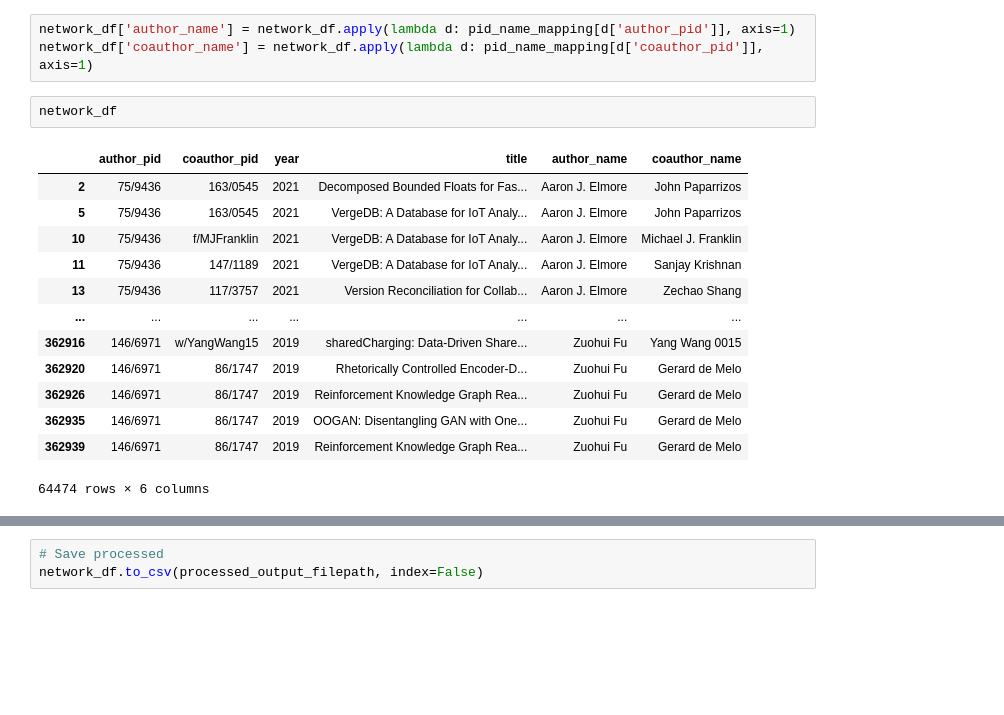
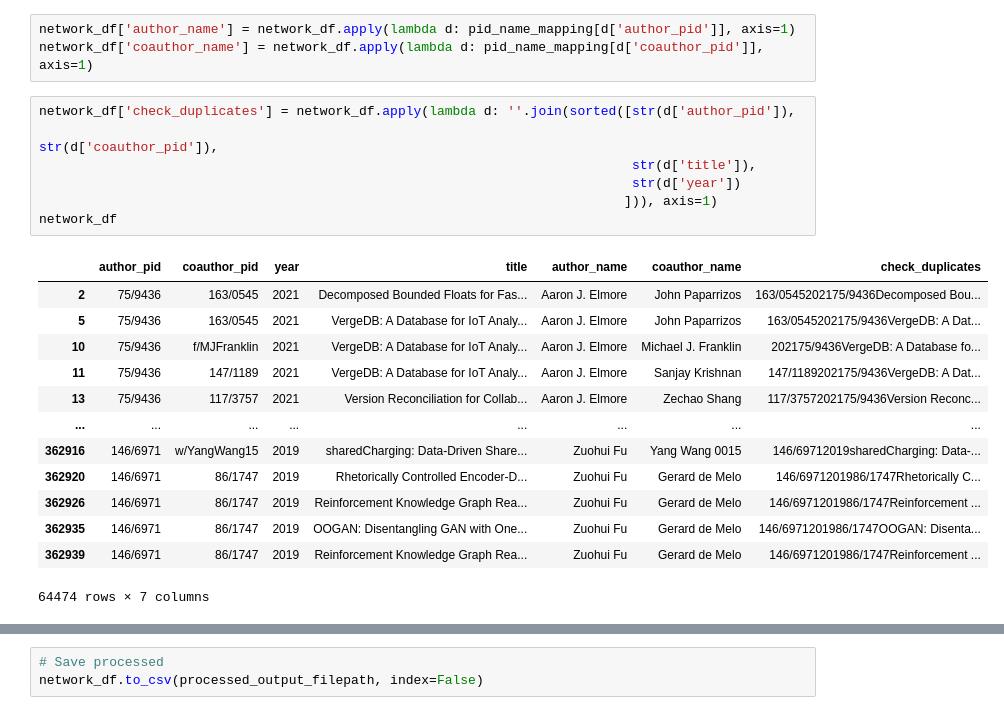
Before and after one commit to chuanbinp/CZ4071_NetworkScience_Project1, a Jupyter notebook: data_collection.ipynb, the cells around one changed output, grey strips where cells are left out. Drawn from its saved outputs; the diff is of its cells as text; blank space fills up the shorter version.

Commit message:
Update code and resultant processed data

```diff
--- a/data_collection.ipynb
+++ b/data_collection.ipynb
@@ -164,19 +187,24 @@ network_df
 # %%
 network_df['author_name'] = network_df.apply(lambda d: pid_name_mapping[d['author_pid']], axis=1)
 network_df['coauthor_name'] = network_df.apply(lambda d: pid_name_mapping[d['coauthor_pid']], axis=1)
-# %%
-network_df
-# %% [output]
-|  | author_pid | coauthor_pid | year | title | author_name | coauthor_name |
-| 2 | 75/9436 | 163/0545 | 2021 | Decomposed Bounded Floats for Fas... | Aaron J. Elmore | John Paparrizos |
-| 5 | 75/9436 | 163/0545 | 2021 | VergeDB: A Database for IoT Analy... | Aaron J. Elmore | John Paparrizos |
-| 10 | 75/9436 | f/MJFranklin | 2021 | VergeDB: A Database for IoT Analy... | Aaron J. Elmore | Michael J. Franklin |
-| 11 | 75/9436 | 147/1189 | 2021 | VergeDB: A Database for IoT Analy... | Aaron J. Elmore | Sanjay Krishnan |
-| 13 | 75/9436 | 117/3757 | 2021 | Version Reconciliation for Collab... | Aaron J. Elmore | Zechao Shang |
-| ... | ... | ... | ... | ... | ... | ... |
-| 362916 | 146/6971 | w/YangWang15 | 2019 | sharedCharging: Data-Driven Share... | Zuohui Fu | Yang Wang 0015 |
-| 362920 | 146/6971 | 86/1747 | 2019 | Rhetorically Controlled Encoder-D... | Zuohui Fu | Gerard de Melo |
-| 362926 | 146/6971 | 86/1747 | 2019 | Reinforcement Knowledge Graph Rea... | Zuohui Fu | Gerard de Melo |
-| 362935 | 146/6971 | 86/1747 | 2019 | OOGAN: Disentangling GAN with One... | Zuohui Fu | Gerard de Melo |
-| 362939 | 146/6971 | 86/1747 | 2019 | Reinforcement Knowledge Graph Rea... | Zuohui Fu | Gerard de Melo |
-64474 rows × 6 columns
+# %%
+network_df['check_duplicates'] = network_df.apply(lambda d: ''.join(sorted([str(d['author_pid']),
+                                                                            str(d['coauthor_pid']),
+                                                                            str(d['title']),
+                                                                            str(d['year'])
+                                                                           ])), axis=1)
+network_df
+# %% [output]
+|  | author_pid | coauthor_pid | year | title | author_name | coauthor_name | check_duplicates |
+| 2 | 75/9436 | 163/0545 | 2021 | Decomposed Bounded Floats for Fas... | Aaron J. Elmore | John Paparrizos | 163/0545202175/9436Decomposed Bou... |
+| 5 | 75/9436 | 163/0545 | 2021 | VergeDB: A Database for IoT Analy... | Aaron J. Elmore | John Paparrizos | 163/0545202175/9436VergeDB: A Dat... |
+| 10 | 75/9436 | f/MJFranklin | 2021 | VergeDB: A Database for IoT Analy... | Aaron J. Elmore | Michael J. Franklin | 202175/9436VergeDB: A Database fo... |
+| 11 | 75/9436 | 147/1189 | 2021 | VergeDB: A Database for IoT Analy... | Aaron J. Elmore | Sanjay Krishnan | 147/1189202175/9436VergeDB: A Dat... |
+| 13 | 75/9436 | 117/3757 | 2021 | Version Reconciliation for Collab... | Aaron J. Elmore | Zechao Shang | 117/3757202175/9436Version Reconc... |
+| ... | ... | ... | ... | ... | ... | ... | ... |
+| 362916 | 146/6971 | w/YangWang15 | 2019 | sharedCharging: Data-Driven Share... | Zuohui Fu | Yang Wang 0015 | 146/69712019sharedCharging: Data-... |
+| 362920 | 146/6971 | 86/1747 | 2019 | Rhetorically Controlled Encoder-D... | Zuohui Fu | Gerard de Melo | 146/6971201986/1747Rhetorically C... |
+| 362926 | 146/6971 | 86/1747 | 2019 | Reinforcement Knowledge Graph Rea... | Zuohui Fu | Gerard de Melo | 146/6971201986/1747Reinforcement ... |
+| 362935 | 146/6971 | 86/1747 | 2019 | OOGAN: Disentangling GAN with One... | Zuohui Fu | Gerard de Melo | 146/6971201986/1747OOGAN: Disenta... |
+| 362939 | 146/6971 | 86/1747 | 2019 | Reinforcement Knowledge Graph Rea... | Zuohui Fu | Gerard de Melo | 146/6971201986/1747Reinforcement ... |
+64474 rows × 7 columns
```
Also changed, not shown: parts of 8 cells of this notebook, 1 other file.
